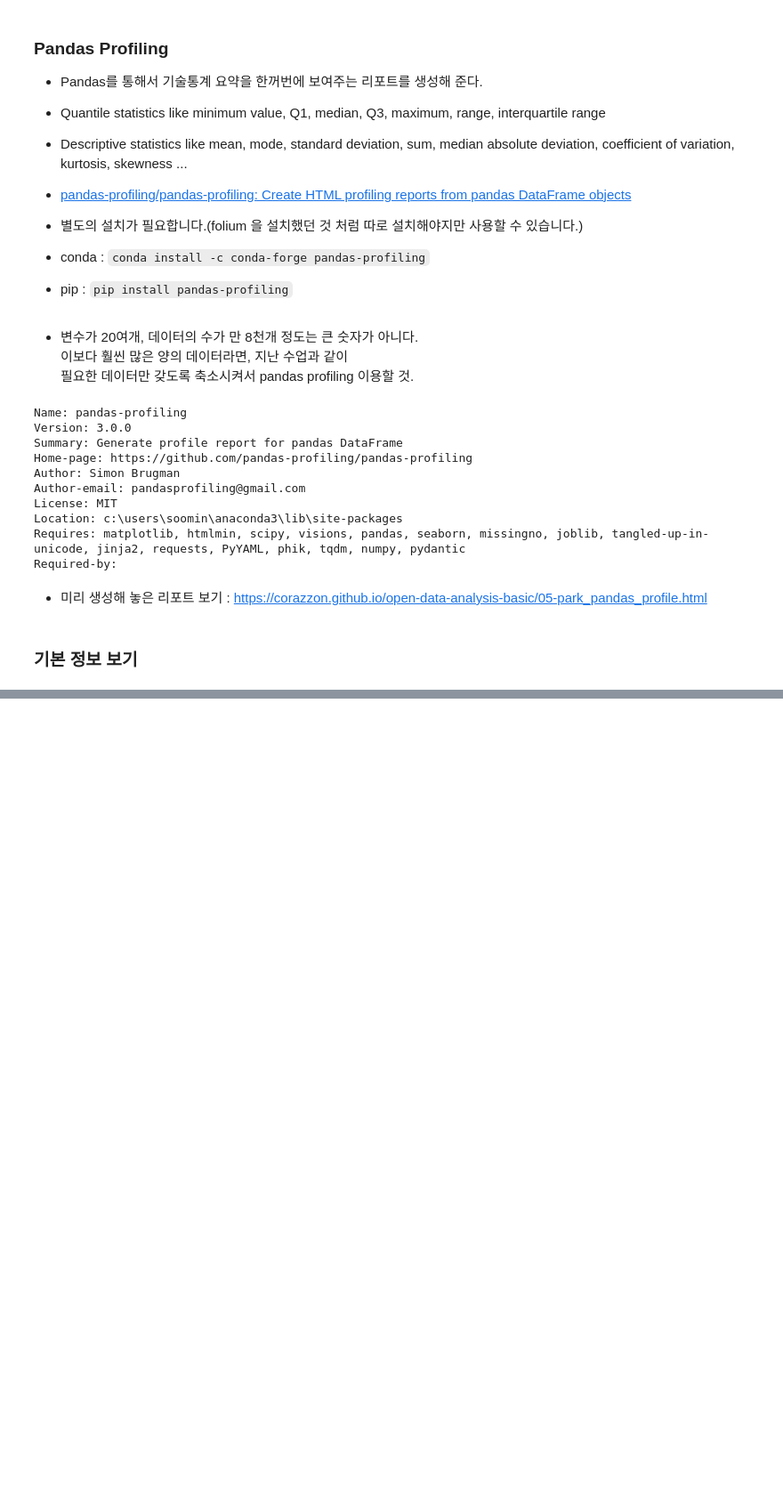
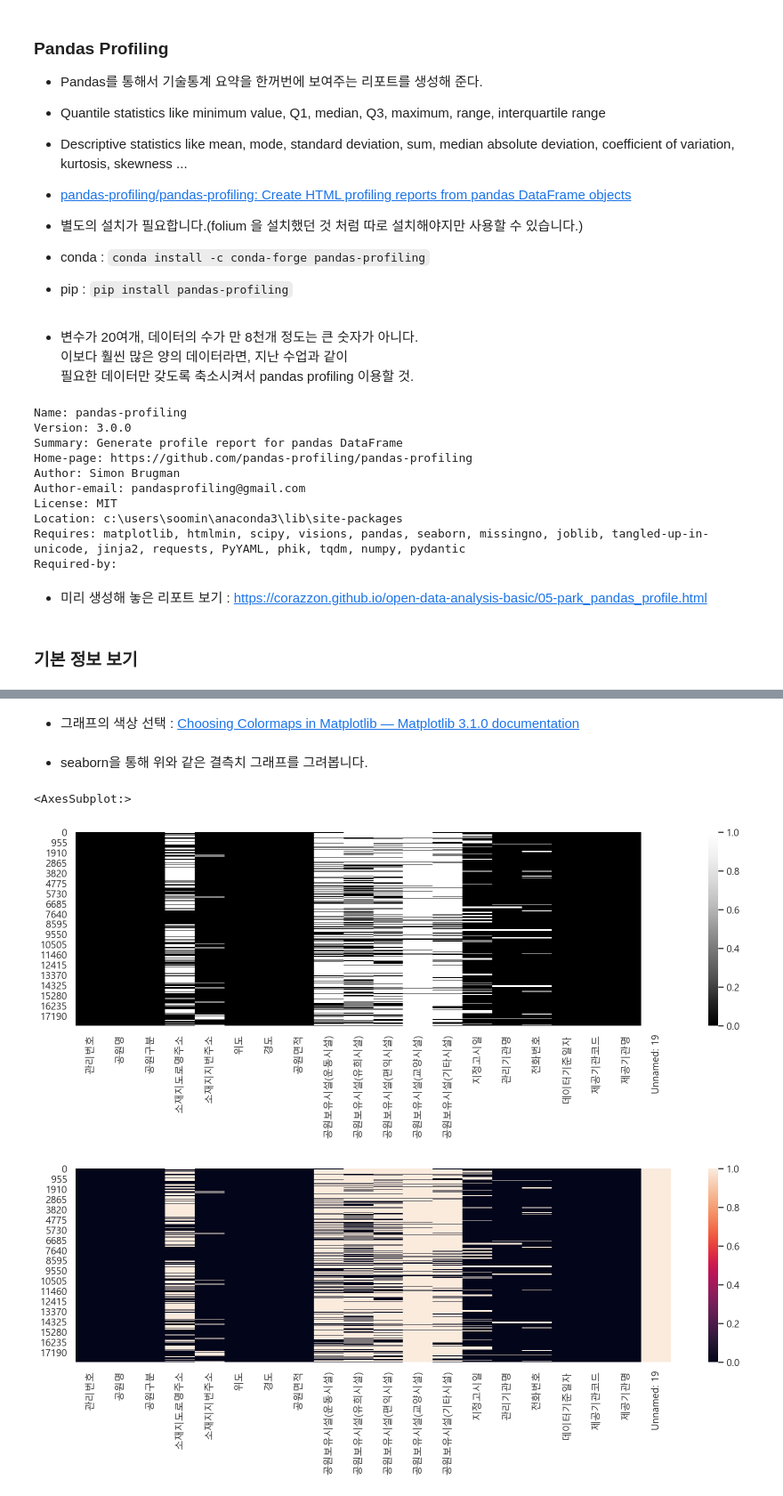
Before and after one commit to sookm/inflearn_lecture_opendata, a Jupyter notebook: 05-park-practice_210711.ipynb, the cells around one changed output, grey strips where cells are left out. Shown at 89% size. Drawn from its saved outputs; the diff is of its cells as text; code cells hidden in the pictures; blank space fills up the shorter version.

```diff
--- a/05-park-practice_210711.ipynb
+++ b/05-park-practice_210711.ipynb
@@ -173,0 +252,19 @@ from pandas_profiling import ProfileReport
+# %% [markdown]
+* 그래프의 색상 선택 : [Choosing Colormaps in Matplotlib — Matplotlib 3.1.0 documentation](https://matplotlib.org/3.1.0/tutorials/colors/colormaps.html)
+# %% [markdown]
+- seaborn을 통해 위와 같은 결측치 그래프를 그려봅니다.
+# %%
+# seaborn을 통해 위와 같은 결측치 그래프
+
+null = df.isnull()
+
+plt.figure(figsize=(15,4))
+sns.heatmap(null, cmap="Greys_r") # _r : riverse 결측치를 흰색으로
+# 1.0이 true 값
+
+plt.figure(figsize=(15,4))
+sns.heatmap(null)
+# %% [output]
+<AxesSubplot:>
+[figure, added]
+[figure, added]
```
Also changed, not shown: parts of 7 cells of this notebook.
